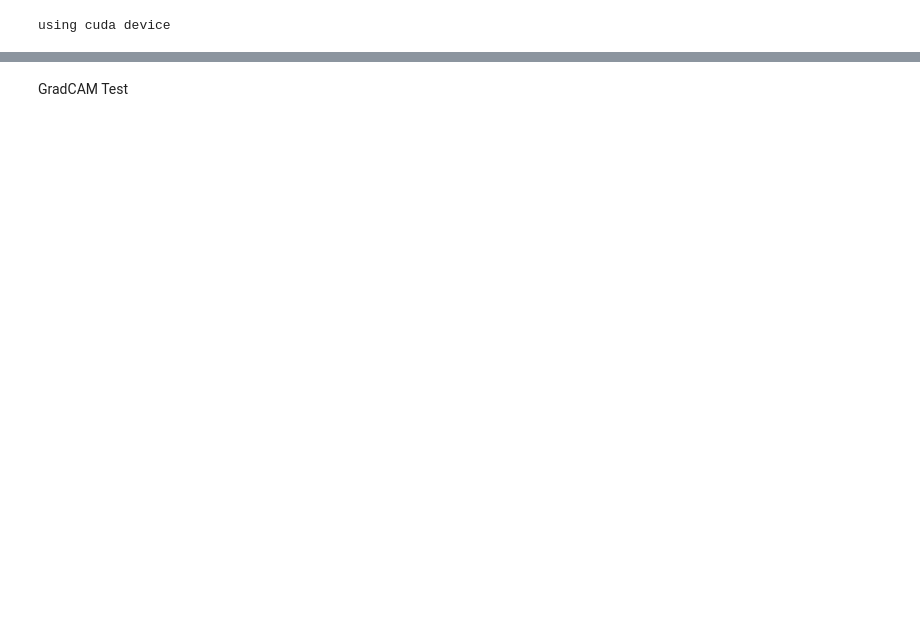
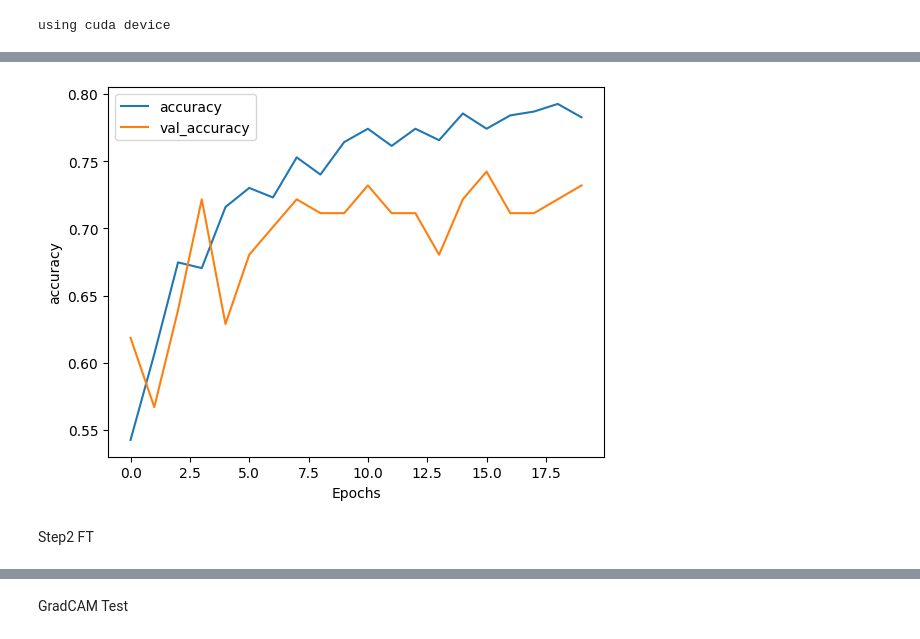
Before and after one commit to AngeloGalav/gauntlet, a Jupyter notebook: playground2.ipynb, the cells around one changed output, grey strips where cells are left out. Saved outputs shown, nothing was run; the diff lists cells and outputs as text; code cells hidden in the pictures; blank space fills up the shorter version.

```diff
--- a/playground2.ipynb
+++ b/playground2.ipynb
@@ -18,3 +16,6 @@ model_utils.fix_random(42)
 dataset = data_utils.RVAADataset(root_dir="data/RealVsAiArt")
 df_stats = data_utils.get_dataset_stats(dataset)
 pd.DataFrame.from_dict(df_stats, orient='index')
+
+# size of image to resize
+IMG_SIZE = 224
@@ -31,16 +22,17 @@ pd.DataFrame.from_dict(df_stats, orient='index')
 # %%
 transform = transforms.Compose([
     transforms.Lambda(lambda image: image.convert('RGB')),
-    transforms.Resize(128),            # Resize the shorter side to 128 while keeping aspect ratio
+    transforms.Resize(IMG_SIZE),            # Resize the shorter side to 128 while keeping aspect ratio
     transforms.Lambda(data_utils.pad_to_square),  # Apply the dynamic padding to make the image square
-    transforms.Resize((128, 128)),     # Ensure the final image is exactly 128x128
-    transforms.ToTensor()              # Convert the image to a tensor
+    transforms.Resize((IMG_SIZE, IMG_SIZE)),     # Ensure the final image is exactly 128x128
+    transforms.ToTensor(),
+    transforms.Normalize(mean=[0.485, 0.456, 0.406], std=[0.229, 0.224, 0.225])  # Normalizing "should" help with Pretrained nets
 ])
 
 dataset = data_utils.RVAADataset(root_dir="data/RealVsAiArt", transform=transform)
 
 LEARNING_RATE = 3e-4
-EPOCHS = 10
+EPOCHS = 20
 BATCH_SIZE = 32
 
 train_dataset, val_dataset, test_dataset = data_utils.train_test_split((0.7, 0.10), dataset=dataset)
@@ -78,0 +83,8 @@ KeyboardInterrupt:
+# %%
+if artifacts != None:
+    losses, train_accs, test_accs = artifacts
+    plotter.plot_metrics((train_accs, test_accs), "accuracy")
+# %% [output]
+[figure, added]
+# %% [markdown]
+Step2 FT
```
Also changed, not shown: parts of 21 cells of this notebook.
